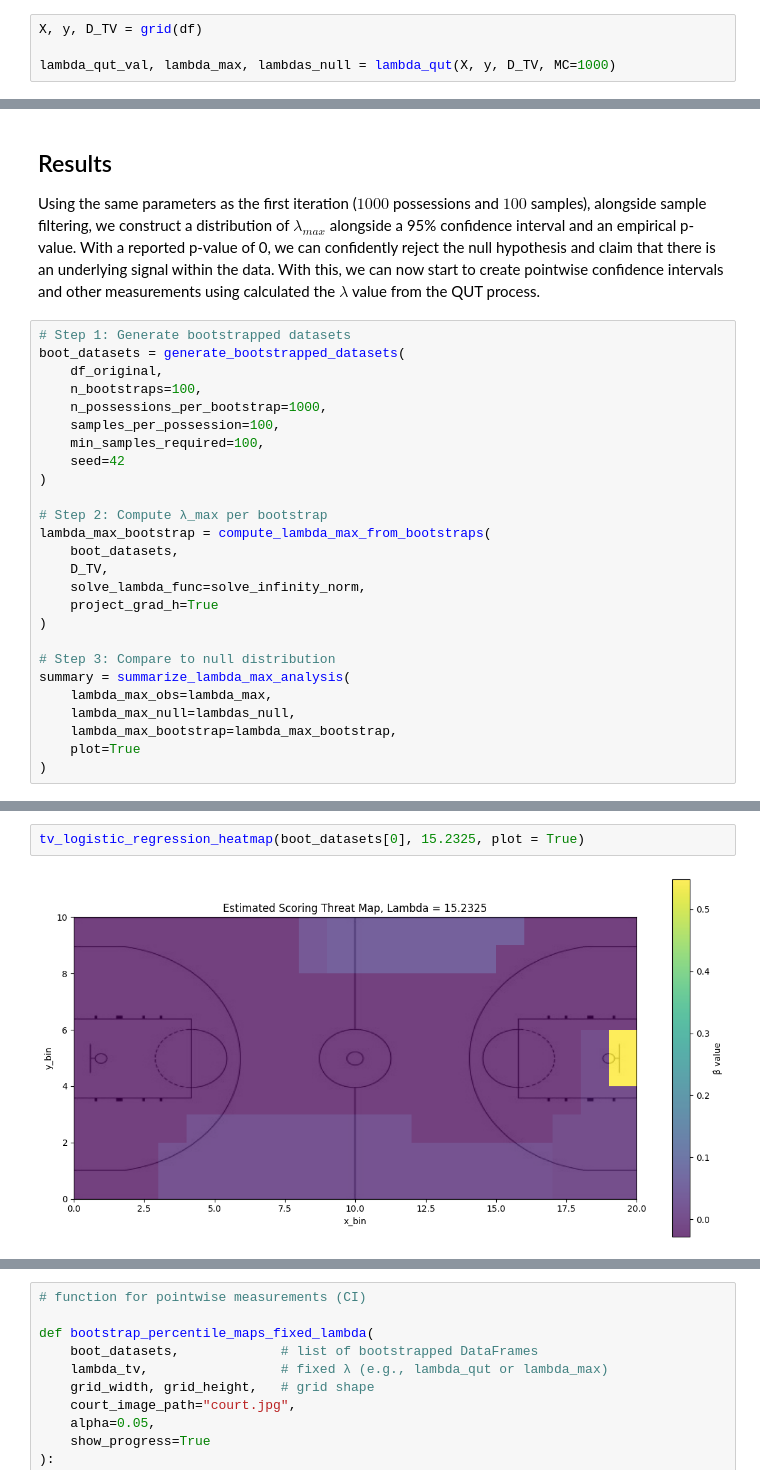
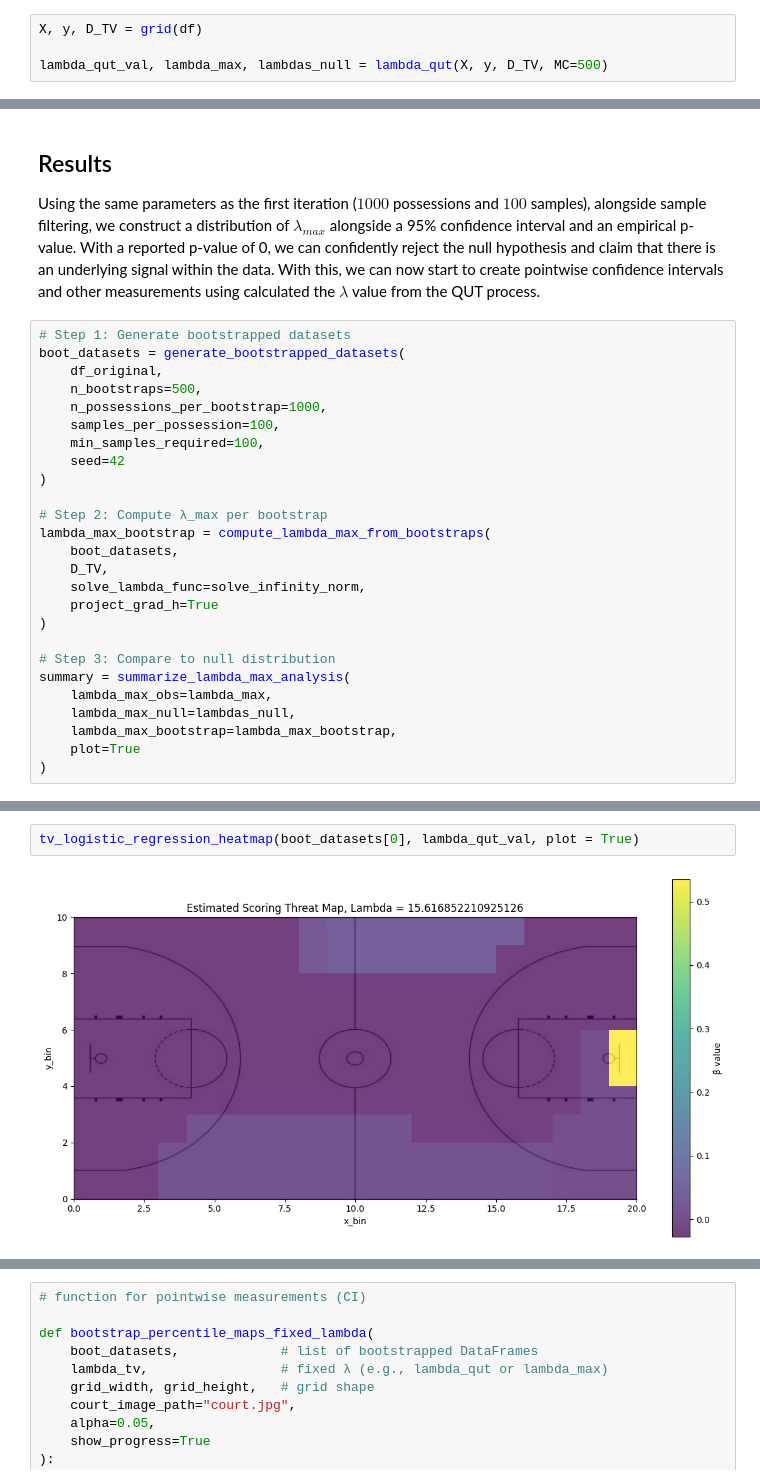
Before and after one commit to Channertheman/NBA_Analysis, a Jupyter notebook: QUT_Boostrap.ipynb, the cells around one changed output, grey strips where cells are left out. Cells and saved outputs as stored; diff of their text form.

```diff
--- a/QUT_Boostrap.ipynb
+++ b/QUT_Boostrap.ipynb
@@ -79,6 +79,6 @@ We run this simulation $1000$ times in the cells below.
 # %%
 X, y, D_TV = grid(df)
 
-lambda_qut_val, lambda_max, lambdas_null = lambda_qut(X, y, D_TV, MC=1000)
+lambda_qut_val, lambda_max, lambdas_null = lambda_qut(X, y, D_TV, MC=500)
 # %% [output]
 Simulating null responses...
@@ -232,7 +227,7 @@ Using the same parameters as the first iteration ($1000$ possessions and $100$ s
 # Step 1: Generate bootstrapped datasets
 boot_datasets = generate_bootstrapped_datasets(
     df_original,
-    n_bootstraps=100,
+    n_bootstraps=500,
     n_possessions_per_bootstrap=1000,
     samples_per_possession=100,
     min_samples_required=100,
@@ -263,4 +258,4 @@ Empirical p-value (λ_max > λ_qut): 0.0000
 # %%
-tv_logistic_regression_heatmap(boot_datasets[0], 15.2325, plot = True)
+tv_logistic_regression_heatmap(boot_datasets[0], lambda_qut_val, plot = True)
 # %% [output]
-[figure, old version]
+[figure, new version]
```
Also changed, not shown: parts of 11 cells of this notebook, 3 other files.
